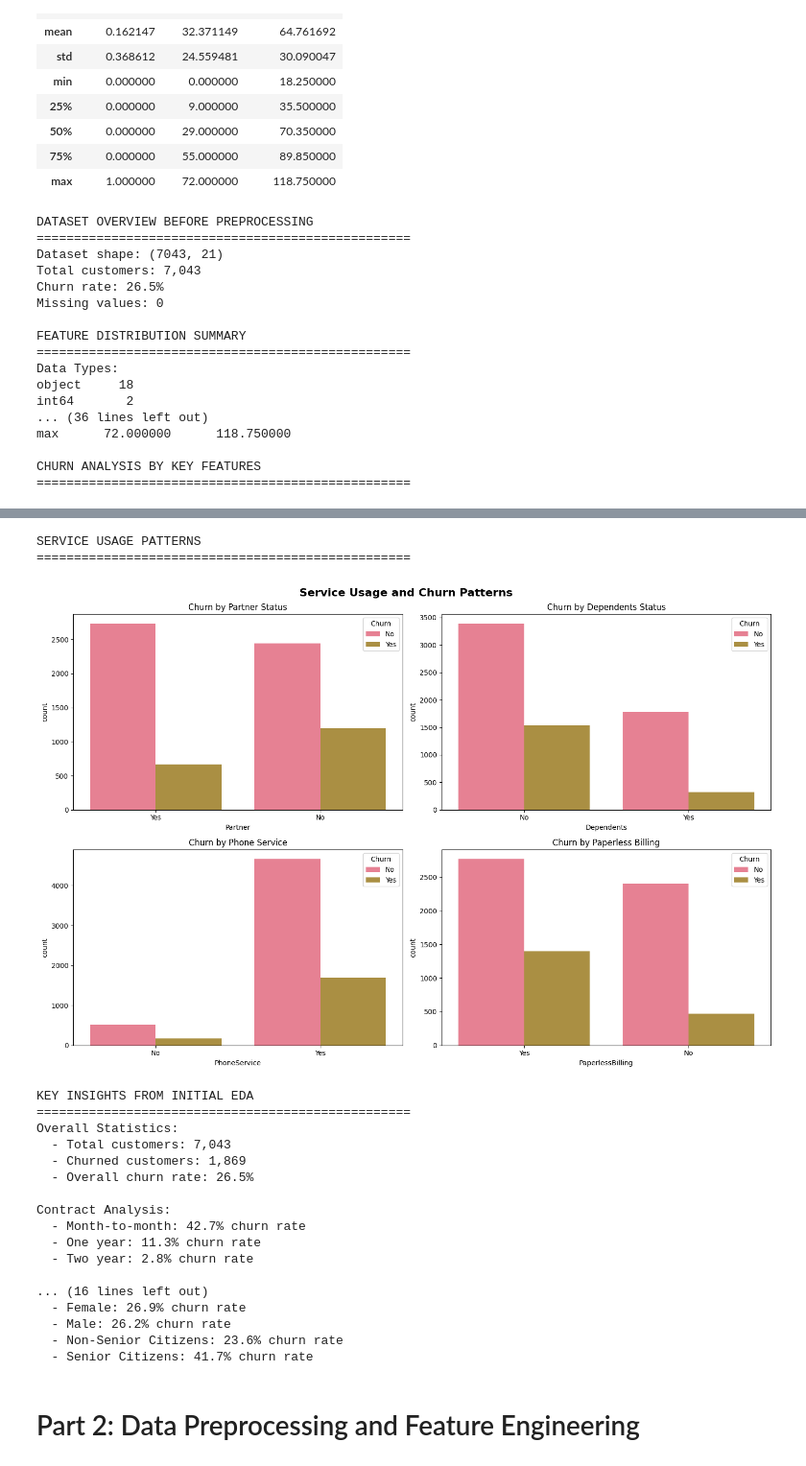
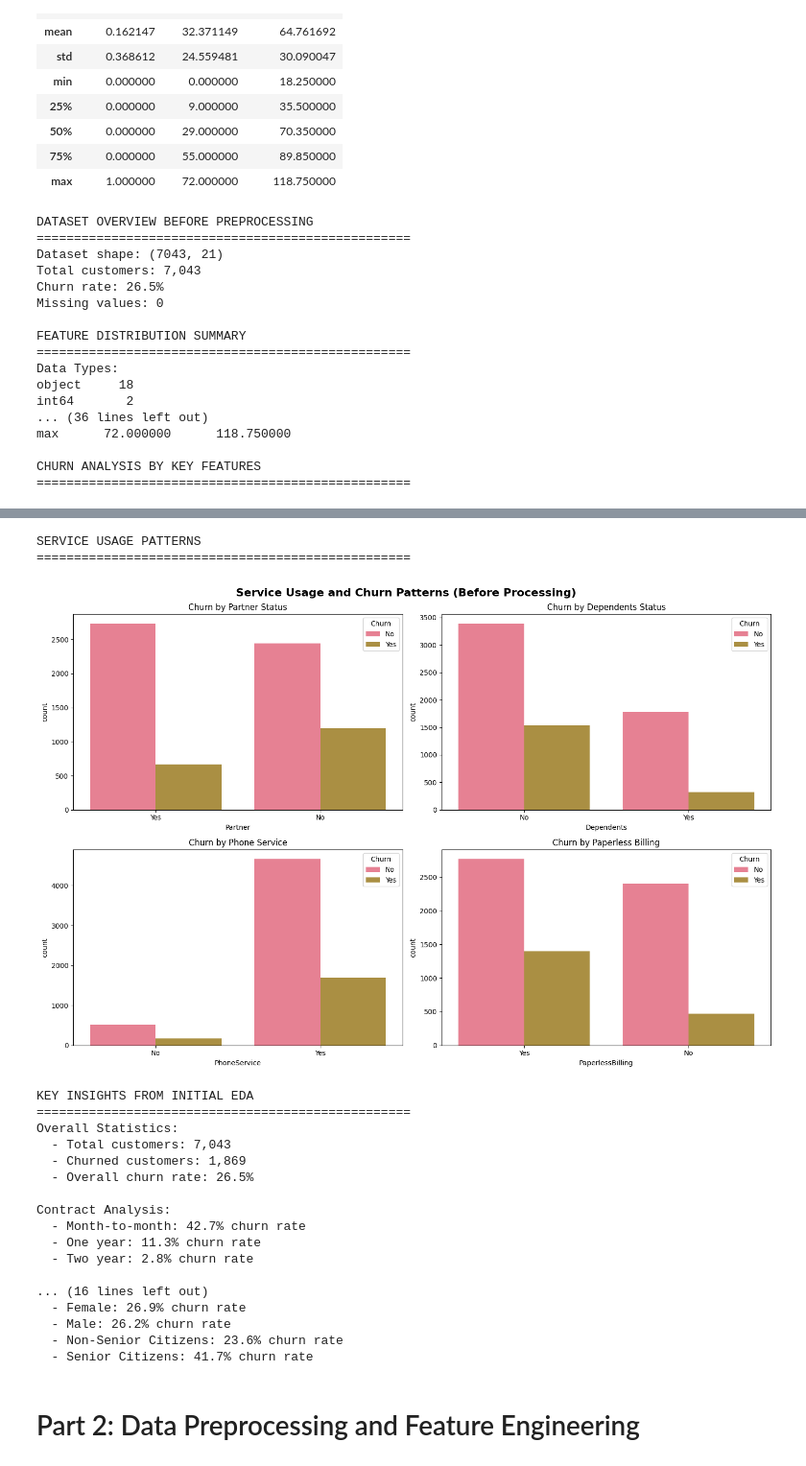
Before and after one commit to ZahraaFadhel/Predictive-Model-for-Customer-Churn, a Jupyter notebook: main.ipynb, the cells around one changed output, grey strips where cells are left out. Shown: that part at 96% size. Saved outputs shown, nothing was run; the diff lists cells and outputs as text; code cells hidden in the pictures.

Commit message:
another EDA After processing + some minor additions

```diff
--- a/main.ipynb
+++ b/main.ipynb
@@ -198,7 +243,7 @@ print("\nSERVICE USAGE PATTERNS")
 print("="*50)
 
 fig, axes = plt.subplots(2, 2, figsize=(15, 10))
-fig.suptitle('Service Usage and Churn Patterns', fontsize=16, fontweight='bold')
+fig.suptitle('Service Usage and Churn Patterns (Before Processing)', fontsize=16, fontweight='bold')
 
 # Partner vs Churn
 sns.countplot(data=df, x='Partner', hue='Churn', ax=axes[0,0])
@@ -259,34 +304,34 @@ print(f"  - Long tenure (>12 months): {long_tenure_churn:.1f}% churn rate")
 # Demographic insights
 gender_churn = df.groupby('gender')['Churn'].apply(lambda x: (x == 'Yes').mean() * 100)
 print(f"\nDemographic Analysis:")
 for gender, rate in gender_churn.items():
     print(f"  - {gender}: {rate:.1f}% churn rate")
 
 senior_churn = df.groupby('SeniorCitizen')['Churn'].apply(lambda x: (x == 'Yes').mean() * 100)
 print(f"  - Non-Senior Citizens: {senior_churn[0]:.1f}% churn rate")
 print(f"  - Senior Citizens: {senior_churn[1]:.1f}% churn rate")
 # %% [output]
 DATASET OVERVIEW BEFORE PREPROCESSING
 ==================================================
 Dataset shape: (7043, 21)
 Total customers: 7,043
 Churn rate: 26.5%
 Missing values: 0
 
 FEATURE DISTRIBUTION SUMMARY
 ==================================================
 Data Types:
 object     18
 int64       2
 ... (36 lines left out)
 max      72.000000      118.750000
 
 CHURN ANALYSIS BY KEY FEATURES
 ==================================================
 [figure]
 SERVICE USAGE PATTERNS
 ==================================================
-[figure, old version]
+[figure, new version]
 KEY INSIGHTS FROM INITIAL EDA
 ==================================================
 Overall Statistics:
```
Also changed, not shown: parts of 5 cells of this notebook.
